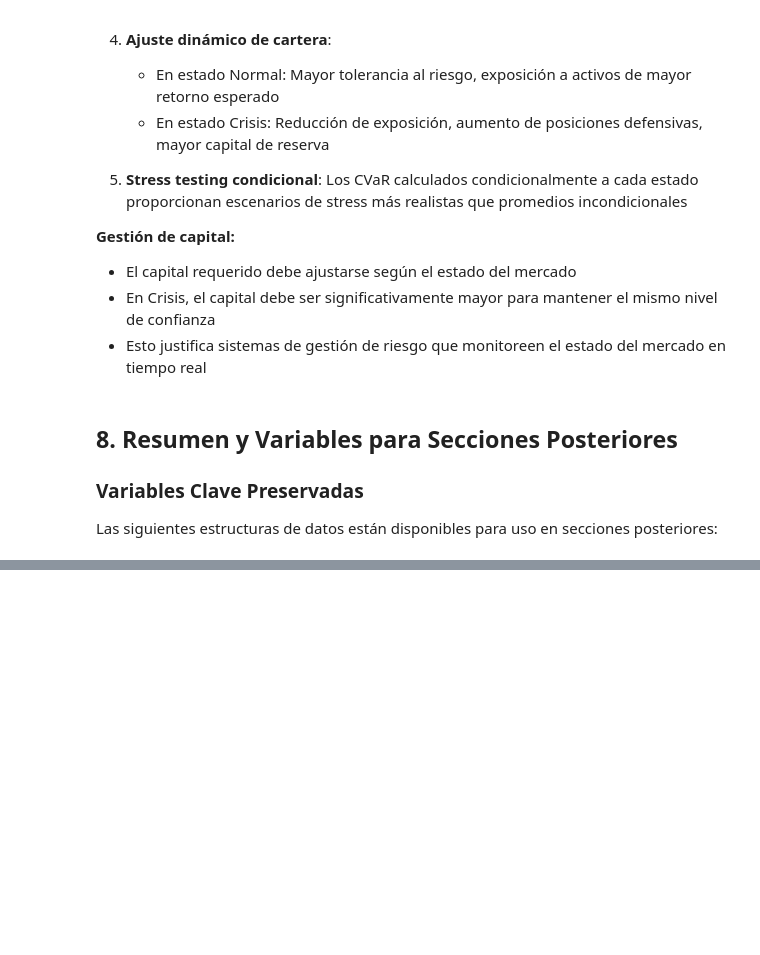
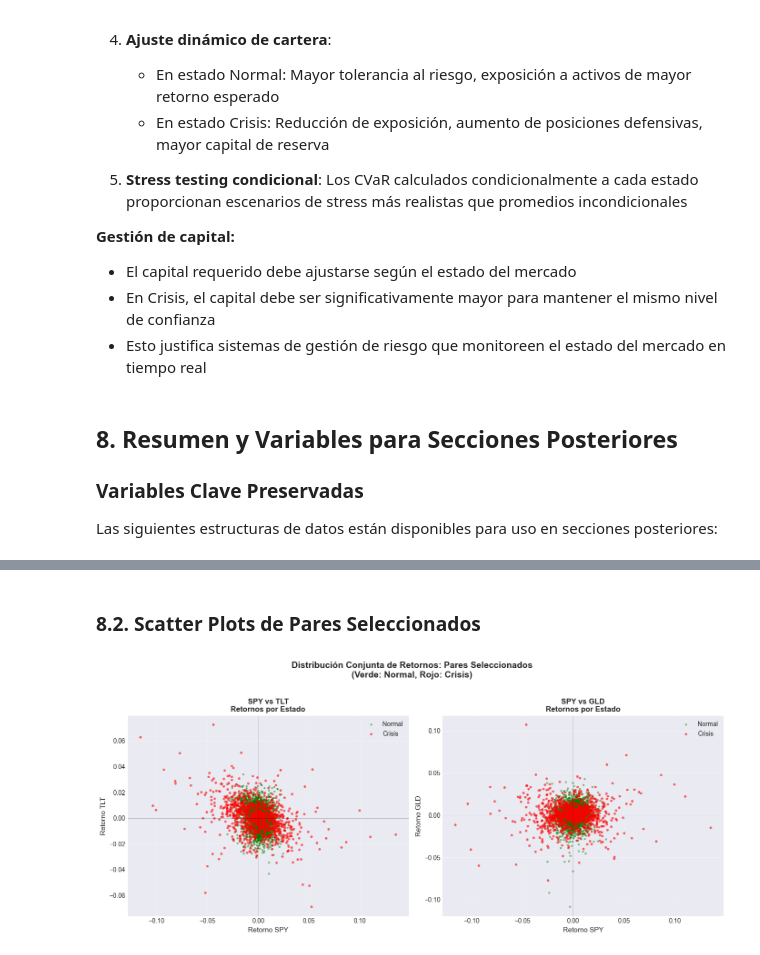
Before and after one commit to Romequinco/TAREA_GESTION_RIESGO, a Jupyter notebook: stress_testing_analysis.ipynb, the cells around one changed output, grey strips where cells are left out. Saved outputs shown, nothing was run; the diff lists cells and outputs as text; code cells hidden in the pictures; blank space fills up the shorter version.

```diff
--- a/stress_testing_analysis.ipynb
+++ b/stress_testing_analysis.ipynb
@@ -2156,0 +3164,40 @@ print("\n✓ Sección 3 completada. Distribuciones y métricas de riesgo listas
+# %% [markdown]
+### 8.2. Scatter Plots de Pares Seleccionados
+# %%
+# Scatter plots de pares seleccionados con colores por estado
+selected_pairs = [('SPY', 'TLT'), ('SPY', 'GLD')]
+
+fig, axes = plt.subplots(1, len(selected_pairs), figsize=(14, 6))
+if len(selected_pairs) == 1:
+    axes = [axes]
+
+for pair_idx, (ticker1, ticker2) in enumerate(selected_pairs):
+    ax = axes[pair_idx]
+
+    # Datos Normal
+    normal_data = returns_by_state['Normal'][[ticker1, ticker2]].dropna()
+    if len(normal_data) > 0:
+        ax.scatter(normal_data[ticker1], normal_data[ticker2],
+                  alpha=0.5, s=10, color='green', label='Normal', edgecolors='none')
+
+    # Datos Crisis
+    crisis_data = returns_by_state['Crisis'][[ticker1, ticker2]].dropna()
+    if len(crisis_data) > 0:
+        ax.scatter(crisis_data[ticker1], crisis_data[ticker2],
+                  alpha=0.6, s=15, color='red', label='Crisis', edgecolors='none')
+
+    ax.set_xlabel(f'Retorno {ticker1}', fontsize=11)
+    ax.set_ylabel(f'Retorno {ticker2}', fontsize=11)
+    ax.set_title(f'{ticker1} vs {ticker2}\nRetornos por Estado',
+                 fontsize=12, fontweight='bold')
+    ax.legend(fontsize=10)
+    ax.grid(True, alpha=0.3)
+    ax.axhline(y=0, color='black', linestyle='-', linewidth=0.5, alpha=0.3)
+    ax.axvline(x=0, color='black', linestyle='-', linewidth=0.5, alpha=0.3)
+
+plt.suptitle('Distribución Conjunta de Retornos: Pares Seleccionados\n(Verde: Normal, Rojo: Crisis)',
+             fontsize=14, fontweight='bold', y=1.02)
+plt.tight_layout()
+plt.show()
+# %% [output]
+[figure, added]
```
Also changed, not shown: parts of 87 cells of this notebook.
